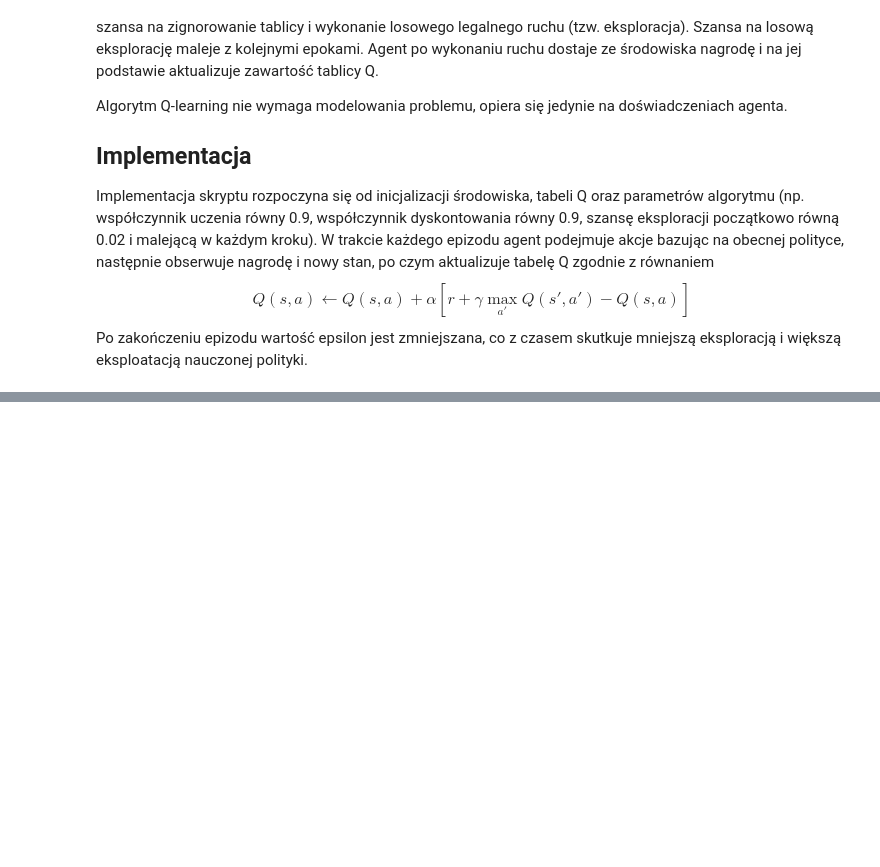
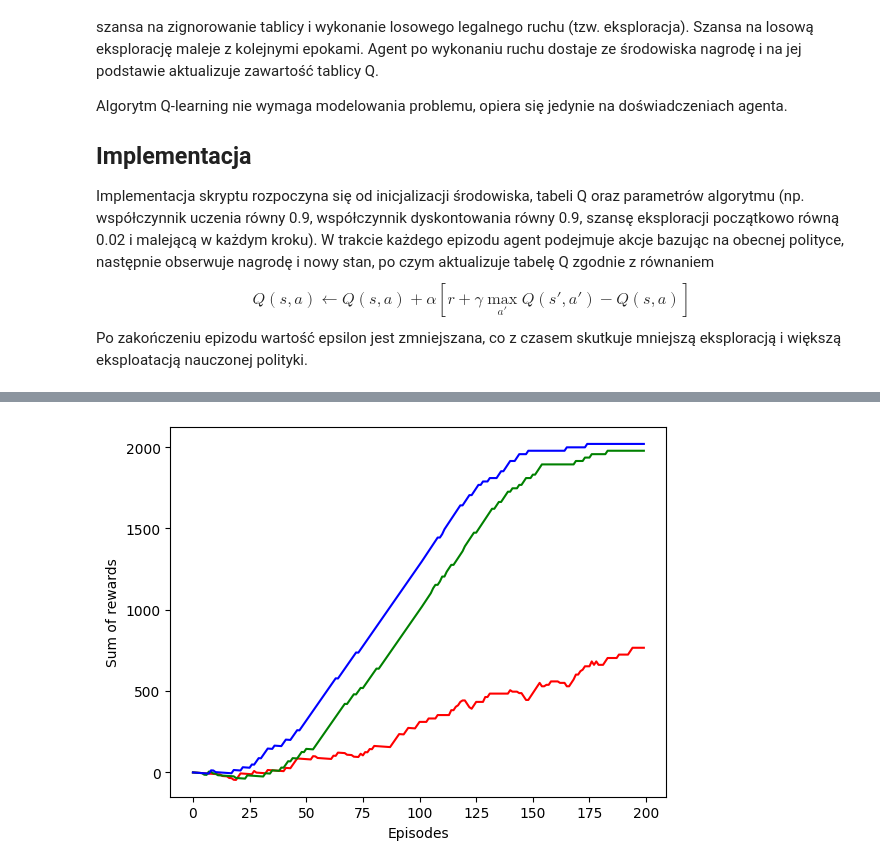
Before and after one commit to Oloqq/inteligencja_obliczeniowa, a Jupyter notebook: 3_projekt/Raport.ipynb, the cells around one changed output, grey strips where cells are left out. Saved outputs shown, nothing was run; the diff lists cells and outputs as text; code cells hidden in the pictures; blank space fills up the shorter version.

```diff
--- a/3_projekt/Raport.ipynb
+++ b/3_projekt/Raport.ipynb
@@ -22,7 +22,7 @@ import numpy as np
 import matplotlib.pyplot as plt
 import pickle
 
-def run(episodes, is_training=True, render=False):
+def run(episodes, is_training=True, render=False, learning_rate_a=0.9, discount_factor_g=0.9, epsilon=0.02, epsilon_decay_rate=0.001, plotcolor='b'):
     env = gym.make('Taxi-v3', render_mode='human' if render else None)
 
     if(is_training):
@@ -32,10 +32,6 @@ def run(episodes, is_training=True, render=False):
         q = pickle.load(f)
         f.close()
 
-    learning_rate_a = 0.9
-    discount_factor_g = 0.9
-    epsilon = 0.02
-    epsilon_decay_rate = 0.001
     rng = np.random.default_rng()
 
     rewards_per_episode = np.zeros(episodes)
@@ -66,18 +62,12 @@ def run(episodes, is_training=True, render=False):
     sum_rewards = np.zeros(episodes)
     for t in range(episodes):
         sum_rewards[t] = np.sum(rewards_per_episode[max(0, t-100):(t+1)])
-    plt.plot(sum_rewards)
-    plt.show()
-    plt.savefig('taxi.png')
+    plt.plot(sum_rewards, color=plotcolor)
+    plt.xlabel('Episodes')
+    plt.ylabel('Sum of rewards')
+    # plt.savefig('taxi.png')
 
     if is_training:
         f = open("taxi.pkl","wb")
         pickle.dump(q, f)
         f.close()
-
-if __name__ == '__main__':
-    # run(15000)
-
-
-    # run(100, is_training=False, render=True)
-    run(300, is_training=True, render=False)
@@ -83,0 +89,6 @@ if __name__ == '__main__':
+# %%
+run(200, is_training=True, render=False, learning_rate_a=0.1, plotcolor='r')
+run(200, is_training=True, render=False, learning_rate_a=0.5, plotcolor='g')
+run(200, is_training=True, render=False, learning_rate_a=0.9, plotcolor='b')
+# %% [output]
+[figure, added]
```
Also changed, not shown: parts of 8 cells of this notebook.
